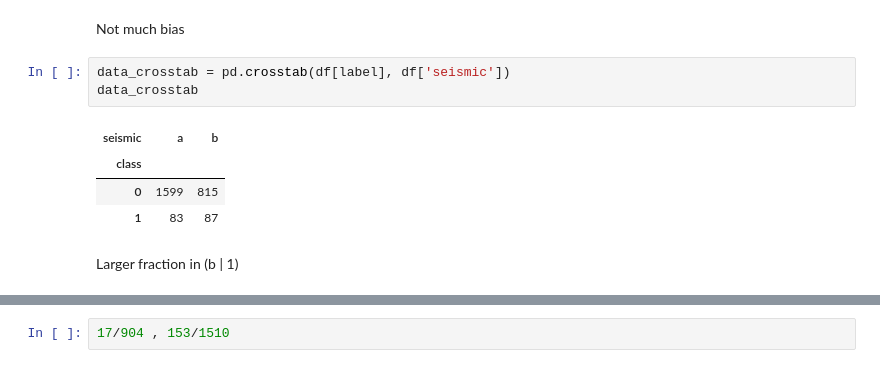
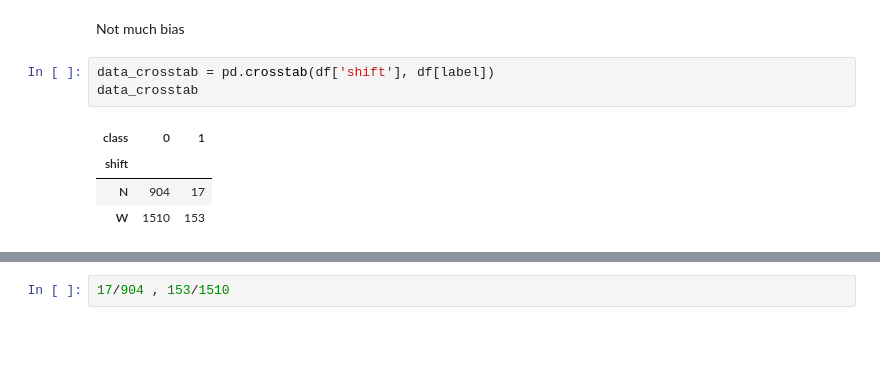
Before and after one commit to royn5618/Medium_Blog_Codes, a Jupyter notebook: Predicting Hazardrous Seismic Bumps/Predicting_Seismic_Bumps.ipynb, the cells around one changed output, grey strips where cells are left out. Cells and saved outputs as stored; diff of their text form; blank space fills up the shorter version.

```diff
--- a/Predicting Hazardrous Seismic Bumps/Predicting_Seismic_Bumps.ipynb
+++ b/Predicting Hazardrous Seismic Bumps/Predicting_Seismic_Bumps.ipynb
@@ -210,12 +227,10 @@ data_crosstab
 # %% [markdown]
 Not much bias
 # %%
-data_crosstab = pd.crosstab(df[label], df['seismic'])
+data_crosstab = pd.crosstab(df['shift'], df[label])
 data_crosstab
 # %% [output]
-| seismic | a | b |
-| class |  |  |
-| 0 | 1599 | 815 |
-| 1 | 83 | 87 |
+| class | 0 | 1 |
+| shift |  |  |
+| N | 904 | 17 |
+| W | 1510 | 153 |
-# %% [markdown]
-Larger fraction in (b | 1)
```
Also changed, not shown: parts of 13 cells of this notebook, 1 other file.
